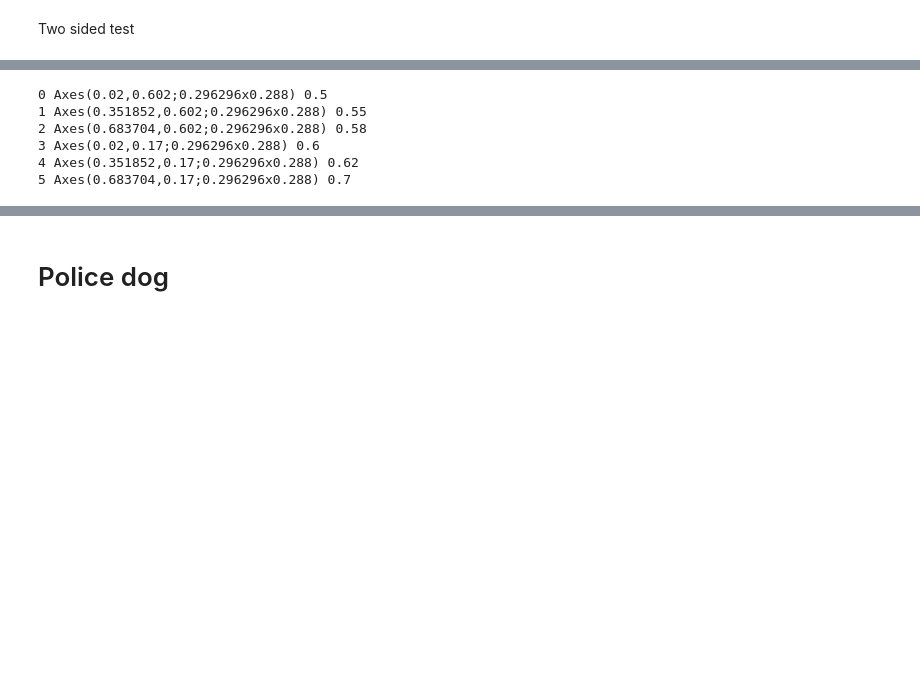
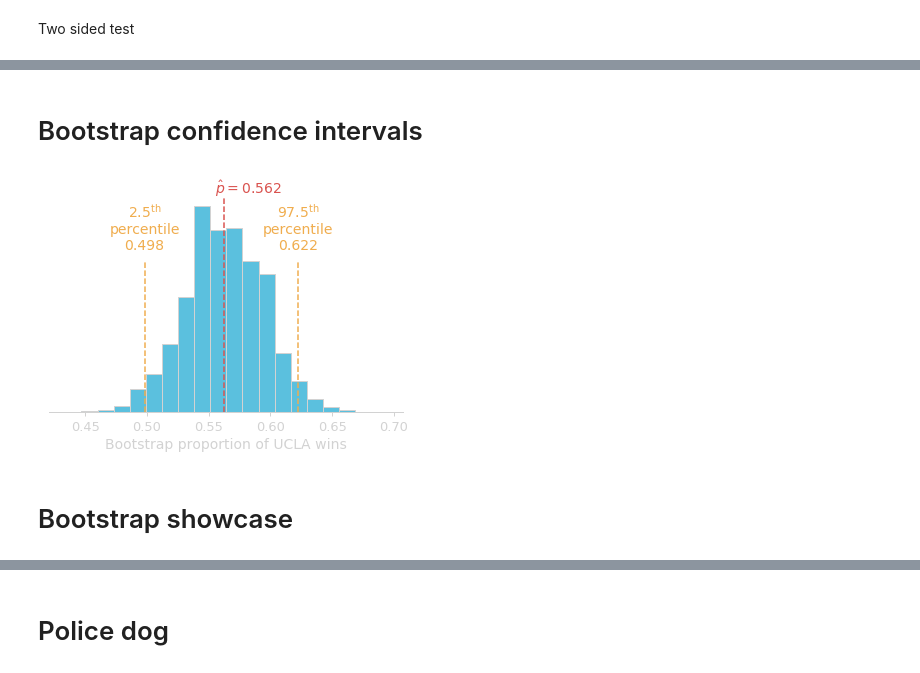
Before and after one commit to gcalmettes/stats13-slides, a Jupyter notebook: notebook-fig/figs-slides.ipynb, the cells around one changed output, grey strips where cells are left out. Saved outputs shown, nothing was run; the diff lists cells and outputs as text; code cells hidden in the pictures; blank space fills up the shorter version.

```diff
--- a/notebook-fig/figs-slides.ipynb
+++ b/notebook-fig/figs-slides.ipynb
@@ -1993,10 +1993,56 @@ plt.savefig("/Users/Gui/Box Sync/_STATS13/_Slides/_stats13-Lectures/assets/img/l
-# %%
-for i,(ax,null) in enumerate(zip([ax1, ax2, ax3, ax4, ax5, ax6],[0.5, 0.55, 0.58, 0.6, 0.62, 0.7])):
-    print(i, ax, null)
-# %% [output]
-0 Axes(0.02,0.602;0.296296x0.288) 0.5
-1 Axes(0.351852,0.602;0.296296x0.288) 0.55
-2 Axes(0.683704,0.602;0.296296x0.288) 0.58
-3 Axes(0.02,0.17;0.296296x0.288) 0.6
-4 Axes(0.351852,0.17;0.296296x0.288) 0.62
-5 Axes(0.683704,0.17;0.296296x0.288) 0.7
+# %% [markdown]
+# Bootstrap confidence intervals
+# %%
+original_sample = np.zeros(ucla_wins+usc_wins)
+original_sample[:ucla_wins] = 1
+
+n_simul = 10000
+boot_res = np.zeros(n_simul)
+
+for i in range(n_simul):
+    bootstrap_idx = np.random.randint(low=0, high=len(original_sample), size=len(original_sample))
+    bootstrap_sample = original_sample[bootstrap_idx]
+    boot_res[i]=np.sum(bootstrap_sample)/len(bootstrap_sample)
+
+boot_ci95 = [np.percentile(boot_res, 2.5), np.percentile(boot_res, 97.5)]
+# %%
+fig = plt.figure(figsize=(6,4))
+ax1 = fig.add_axes([0.14, 0.15, 0.82, 0.75])
+ax2 = ax1.twinx()
+ax3 = ax1.twinx()
+#ax4 = ax1.twinx()
+#ax5 = ax1.twinx()
+
+ax1.hist(boot_res, bins=20, edgecolor=colors["lightgray"], color=colors["blue"])
+
+for spine in ["bottom"]:
+    ax1.spines[spine].set_linewidth(1)
+    ax1.spines[spine].set_color(colors["lightgray"])
+for spine in ["top", "right", "left"]:
+    ax1.spines[spine].set_visible(False)
+
+for ax in [ax1]:
+    ax.set_yticks([])
+    ax.tick_params(axis="both", width=1, size=4, color=colors["lightgray"], labelcolor=colors["lightgray"],
+                   labelsize=13, pad=4)
+    ax.set_xlabel("Bootstrap proportion of UCLA wins", size=14, color=colors["lightgray"])
+
+for ax in [ax2, ax3, ax4, ax5]:
+    ax.set_ylim(ax1.get_ylim())
+    ax.axis("off")
+
+for ax in [ax2]:
+    ax.axvline(phat, ymax=0.99, color=colors["red"], ls="--")
+    ax.text(phat+0.02, ax.get_ylim()[1]*1.01, "$\hat{p}=0.562$", size=14, color=colors["red"], ha="center")
+
+for ax in [ax3]:
+    ax.axvline(boot_ci95[0], ymin=0, ymax=0.7, color=colors["orange"], ls="--", clip_on=False)
+    ax.axvline(boot_ci95[1], ymin=0, ymax=0.7, color=colors["orange"], ls="--", clip_on=False)
+    ax.text(boot_ci95[0], ax.get_ylim()[1]*0.75, "$2.5^{{\mathrm{{th}}}}$\npercentile\n{:.3f}".format(boot_ci95[0]), size=14, color=colors["orange"], ha="center")
+    ax.text(boot_ci95[1], ax.get_ylim()[1]*0.75, "$97.5^{{\mathrm{{th}}}}$\npercentile\n{:.3f}".format(boot_ci95[1]), size=14, color=colors["orange"], ha="center")
+
+plt.savefig("/Users/Gui/Box Sync/_STATS13/_Slides/_stats13-Lectures/assets/img/lec/ucla-usc-bootstrap-ci95.svg", transparent=True)
+# %% [output]
+[figure, added]
+# %% [markdown]
+# Bootstrap showcase
```
Also changed, not shown: parts of 11 cells of this notebook, 15 other files.
